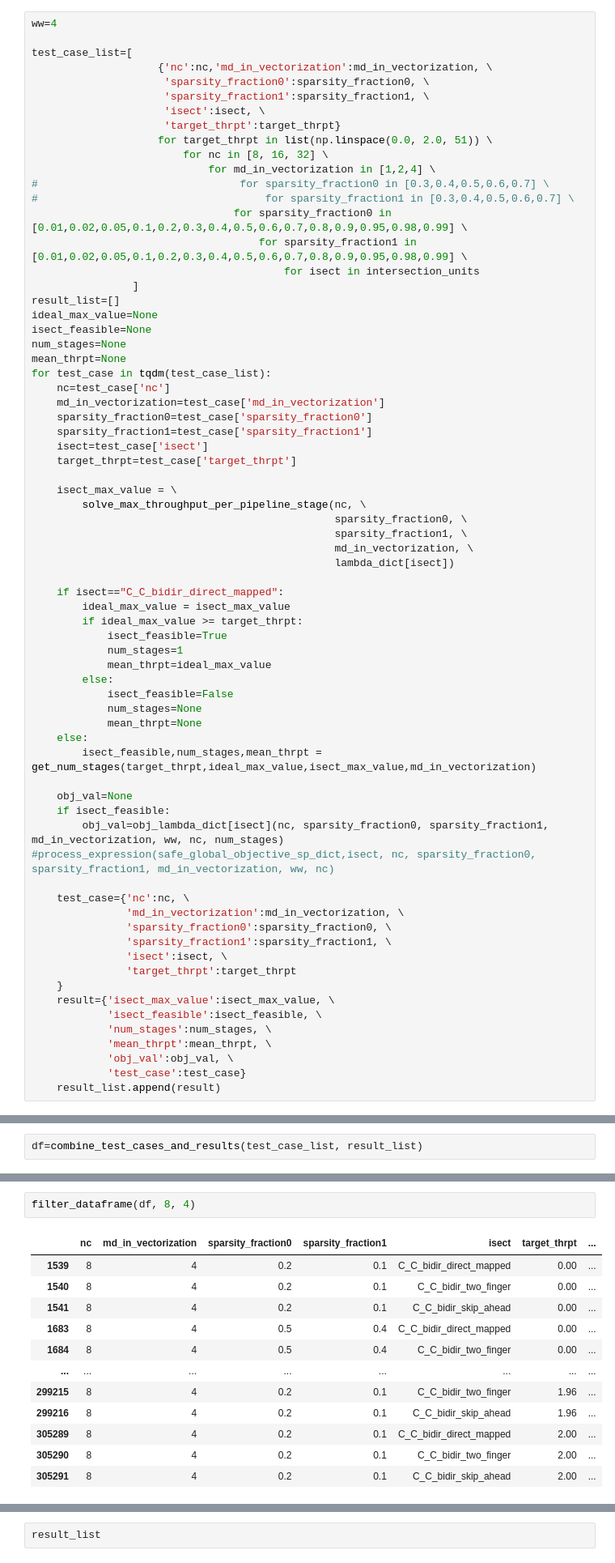
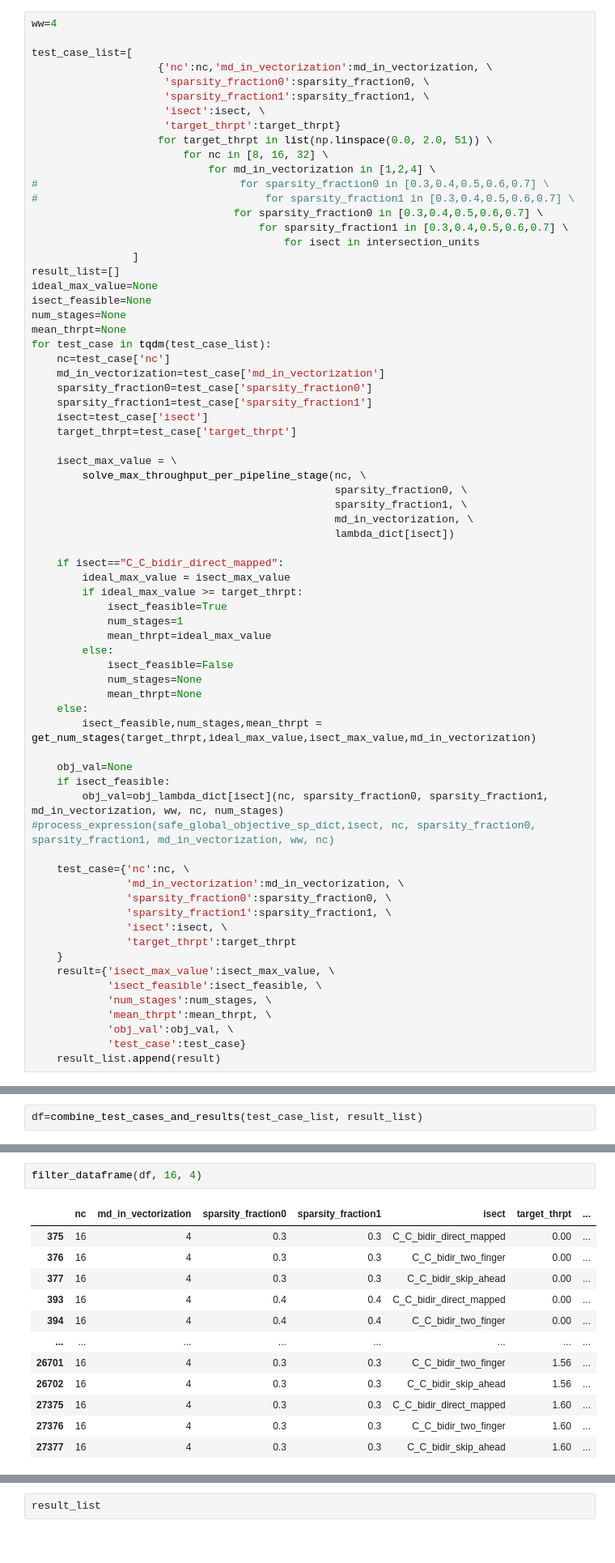
Before and after one commit to abf149/saftool, a Jupyter notebook: src/case_studies/saf_attributes/saf_attributes.ipynb, the cells around one changed output, grey strips where cells are left out. Shown at 81% size. Saved outputs shown, nothing was run; the diff lists cells and outputs as text.

```diff
--- a/src/case_studies/saf_attributes/saf_attributes.ipynb
+++ b/src/case_studies/saf_attributes/saf_attributes.ipynb
@@ -556,8 +558,8 @@ test_case_list=[
                             for md_in_vectorization in [1,2,4] \
 #                                for sparsity_fraction0 in [0.3,0.4,0.5,0.6,0.7] \
 #                                    for sparsity_fraction1 in [0.3,0.4,0.5,0.6,0.7] \
-                                for sparsity_fraction0 in [0.01,0.02,0.05,0.1,0.2,0.3,0.4,0.5,0.6,0.7,0.8,0.9,0.95,0.98,0.99] \
-                                    for sparsity_fraction1 in [0.01,0.02,0.05,0.1,0.2,0.3,0.4,0.5,0.6,0.7,0.8,0.9,0.95,0.98,0.99] \
+                                for sparsity_fraction0 in [0.3,0.4,0.5,0.6,0.7] \
+                                    for sparsity_fraction1 in [0.3,0.4,0.5,0.6,0.7] \
                                         for isect in intersection_units
                 ]
 result_list=[]
@@ -665,17 +667,17 @@ def filter_dataframe(df, nc_value, md_in_vectorization_value):
     ]
     return filtered_df
 # %%
-filter_dataframe(df, 8, 4)
+filter_dataframe(df, 16, 4)
 # %% [output]
 |  | nc | md_in_vectorization | sparsity_fraction0 | sparsity_fraction1 | isect | target_thrpt | ... |
-| 1539 | 8 | 4 | 0.2 | 0.1 | C_C_bidir_direct_mapped | 0.00 | ... |
-| 1540 | 8 | 4 | 0.2 | 0.1 | C_C_bidir_two_finger | 0.00 | ... |
-| 1541 | 8 | 4 | 0.2 | 0.1 | C_C_bidir_skip_ahead | 0.00 | ... |
-| 1683 | 8 | 4 | 0.5 | 0.4 | C_C_bidir_direct_mapped | 0.00 | ... |
-| 1684 | 8 | 4 | 0.5 | 0.4 | C_C_bidir_two_finger | 0.00 | ... |
+| 375 | 16 | 4 | 0.3 | 0.3 | C_C_bidir_direct_mapped | 0.00 | ... |
+| 376 | 16 | 4 | 0.3 | 0.3 | C_C_bidir_two_finger | 0.00 | ... |
+| 377 | 16 | 4 | 0.3 | 0.3 | C_C_bidir_skip_ahead | 0.00 | ... |
+| 393 | 16 | 4 | 0.4 | 0.4 | C_C_bidir_direct_mapped | 0.00 | ... |
+| 394 | 16 | 4 | 0.4 | 0.4 | C_C_bidir_two_finger | 0.00 | ... |
 | ... | ... | ... | ... | ... | ... | ... | ... |
-| 299215 | 8 | 4 | 0.2 | 0.1 | C_C_bidir_two_finger | 1.96 | ... |
-| 299216 | 8 | 4 | 0.2 | 0.1 | C_C_bidir_skip_ahead | 1.96 | ... |
-| 305289 | 8 | 4 | 0.2 | 0.1 | C_C_bidir_direct_mapped | 2.00 | ... |
-| 305290 | 8 | 4 | 0.2 | 0.1 | C_C_bidir_two_finger | 2.00 | ... |
-| 305291 | 8 | 4 | 0.2 | 0.1 | C_C_bidir_skip_ahead | 2.00 | ... |
+| 26701 | 16 | 4 | 0.3 | 0.3 | C_C_bidir_two_finger | 1.56 | ... |
+| 26702 | 16 | 4 | 0.3 | 0.3 | C_C_bidir_skip_ahead | 1.56 | ... |
+| 27375 | 16 | 4 | 0.3 | 0.3 | C_C_bidir_direct_mapped | 1.60 | ... |
+| 27376 | 16 | 4 | 0.3 | 0.3 | C_C_bidir_two_finger | 1.60 | ... |
+| 27377 | 16 | 4 | 0.3 | 0.3 | C_C_bidir_skip_ahead | 1.60 | ... |
```
Also changed, not shown: parts of 17 cells of this notebook, 1 other file.
